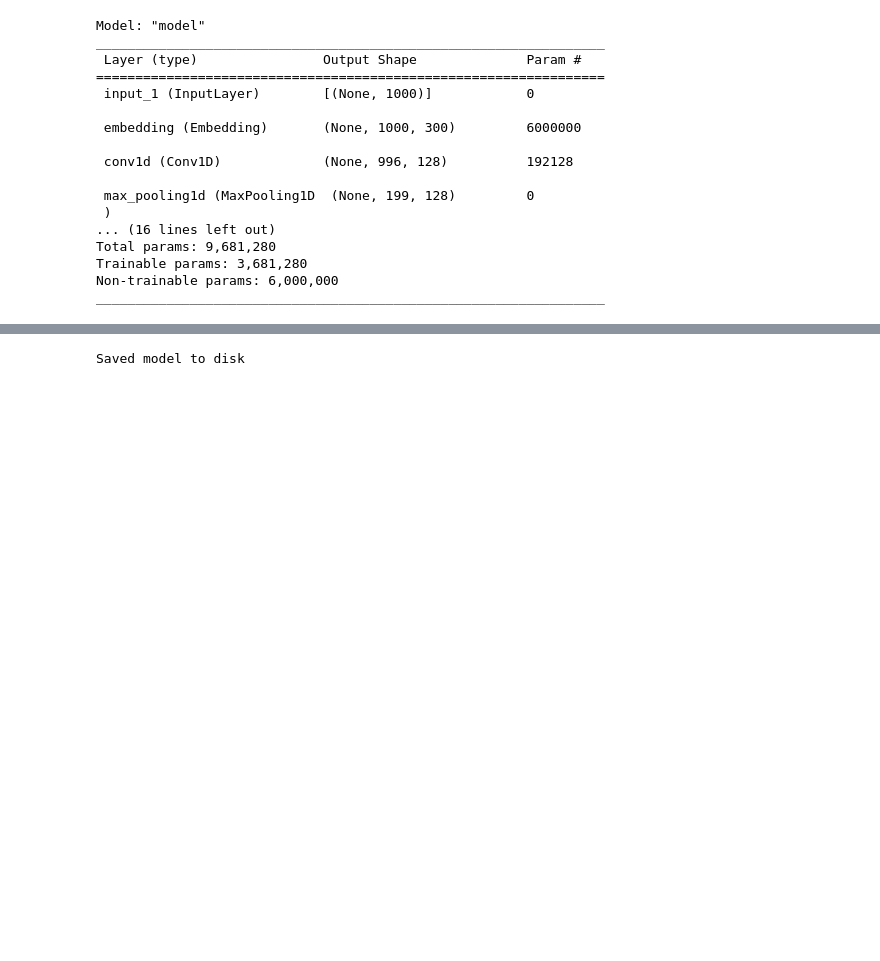
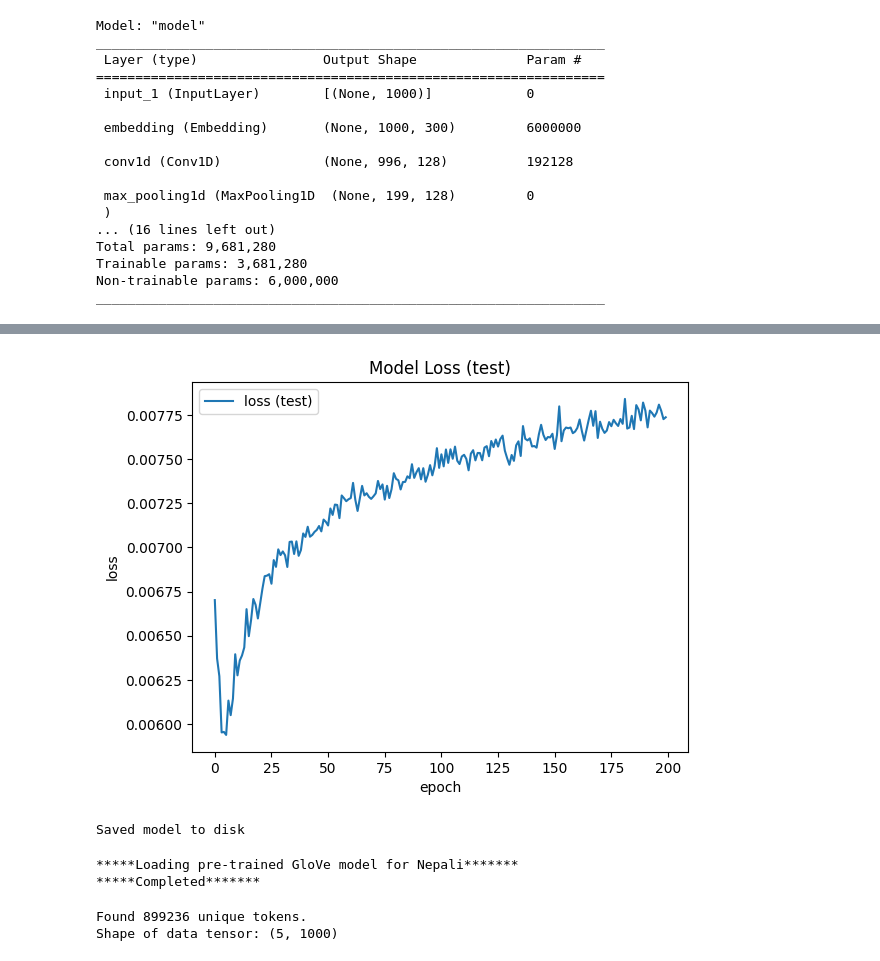
Before and after one commit to sashimdr8/Nepali-News-Classification, a Jupyter notebook: Nepali News Classification.ipynb, the cells around one changed output, grey strips where cells are left out. Saved outputs shown, nothing was run; the diff lists cells and outputs as text; code cells hidden in the pictures; blank space fills up the shorter version.

Commit message:
Classify news text into categories

```diff
--- a/Nepali News Classification.ipynb
+++ b/Nepali News Classification.ipynb
@@ -381,3 +453,16 @@ pyplot.show()
+# %%
+# plot metrics
+import matplotlib.pyplot as pyplot
+
+pyplot.plot(history.history["val_loss"],  label="loss (test)")
+pyplot.xlabel("epoch")
+pyplot.ylabel("loss")
+
+pyplot.title('Model Loss (test)')
+pyplot.legend(loc="upper left")
+pyplot.show()
+# %% [output]
+[figure, added]
 # %%
 # serialize model to JSON
 model_json = m.to_json()
@@ -388,3 +473,36 @@ m.save_weights("model.h5")
 print("Saved model to disk")
 # %% [output]
 Saved model to disk
+# %%
+from gensim.models.keyedvectors import KeyedVectors
+
+print("*****Loading pre-trained GloVe model for Nepali*******")
+# Load the pre-trained GloVe model for Nepali
+wv = KeyedVectors.load_word2vec_format('processed.glove', binary=False)
+print("*****Completed*******")
+# %% [output]
+*****Loading pre-trained GloVe model for Nepali*******
+*****Completed*******
+# %%
+# finally, vectorize the text samples into a 2D integer tensor
+
+kinmelNews = "बीमा समितिले चार बीमा कम्पनीलाई अनलाइनमार्फत बीमा सेवा संचालन गर्न निर्देशन दिएको छ। समितिले नेस्नल लाईफ इन्सुरेन्स, युनियन लाइफ इन्सुरेन्स, रिलायबल लाइफ इन्सुरेन्स र सुर्य लाइफ इन्सुरेन्सलाई अनलाइन प्रणालीबाट बीमा लेख जारी गर्न तथा नवीकरण अनलाईन प्रणालीबाट गर्न निर्देशन दिएको हो। वैदेशिक रोजगारमा जाँदा बीमा एजेन्टहरुले किर्ते बीमा कागजात बनाएको तथा समयमै बीमा रकम भुक्तानी नभएको गुनासो गरेपछि बीमा समितिले चार कम्पनीलाई मात्र अनलाइनमार्फत बीमा अनुमति दिएको थियो।बीमा समितिले २०७५ माघदेखि नै यी कम्पनीलाई वैदेशिक रोजगारमा जानेको बीमा गर्ने अनुमति दिएको थियो। त्यसो त १९ जीवन बीमा कम्पनीमध्ये १४ कम्पनीहरु अहिले वैदेशिक रोजगार विभागमा दर्ता छन्। तर, बीमा समितिले भने ४ कम्पनीलाई मात्र कारोबारको अनुमति दिएको छ। ४ कम्पनीले बीमा कारोबारको अनुमति पाए पनि सबै जीवन बीमा कम्पनीले त्यसमा हिस्सेदारी हुनेगरी बीमा समितिले पुल बनाएको थियो। सो पुल बनाउँदा बीमा कारोबारबाट भएको नाफा वा घाटा १९ जीवन बीमा कम्पनीलाई नै बाँडिने बताइएको छ। नाफा भए सबै जीवन बीमा कम्पनीले हिस्सा पाउनेछन्। घाटा भए सबैले त्यसको क्षतिपूर्ति ब्यहोर्नुपर्ने छ। पछिल्लो समय वैदेशिक रोजगार विभागले वैदेशिक रोजगारको काम अनलाइनमार्फत गरिरहेको छ। त्यसैले बीमाको कारोबार पनि अनलाइनबाट गर्न बीमा समितिलाई विभागले भनेको थियो। सोहीअनुसार बीमा समितिले बीमा कम्पनीलाई अनलाइन कारोबार गर्न निर्देशन दिदैं पत्र पठाएको हो।"
+reviews = [kinmelNews,
+            newsTexts[30],
+            newsTexts[1230],
+            newsTexts[30233],
+            newsTexts[55000],
+          ]
+
+tokenizer1 = Tokenizer(num_words=MAX_NUM_WORDS)
+tokenizer1.fit_on_texts(reviews)
+sequences1 = tokenizer.texts_to_sequences(reviews)
+word_index1 = tokenizer.word_index
+print('Found %s unique tokens.' % len(word_index1))
+
+testData = pad_sequences(sequences1, maxlen=MAX_SEQUENCE_LENGTH)
+
+print('Shape of data tensor:', testData.shape)
+# %% [output]
+Found 899236 unique tokens.
+Shape of data tensor: (5, 1000)
```
Also changed, not shown: parts of 15 cells of this notebook.
